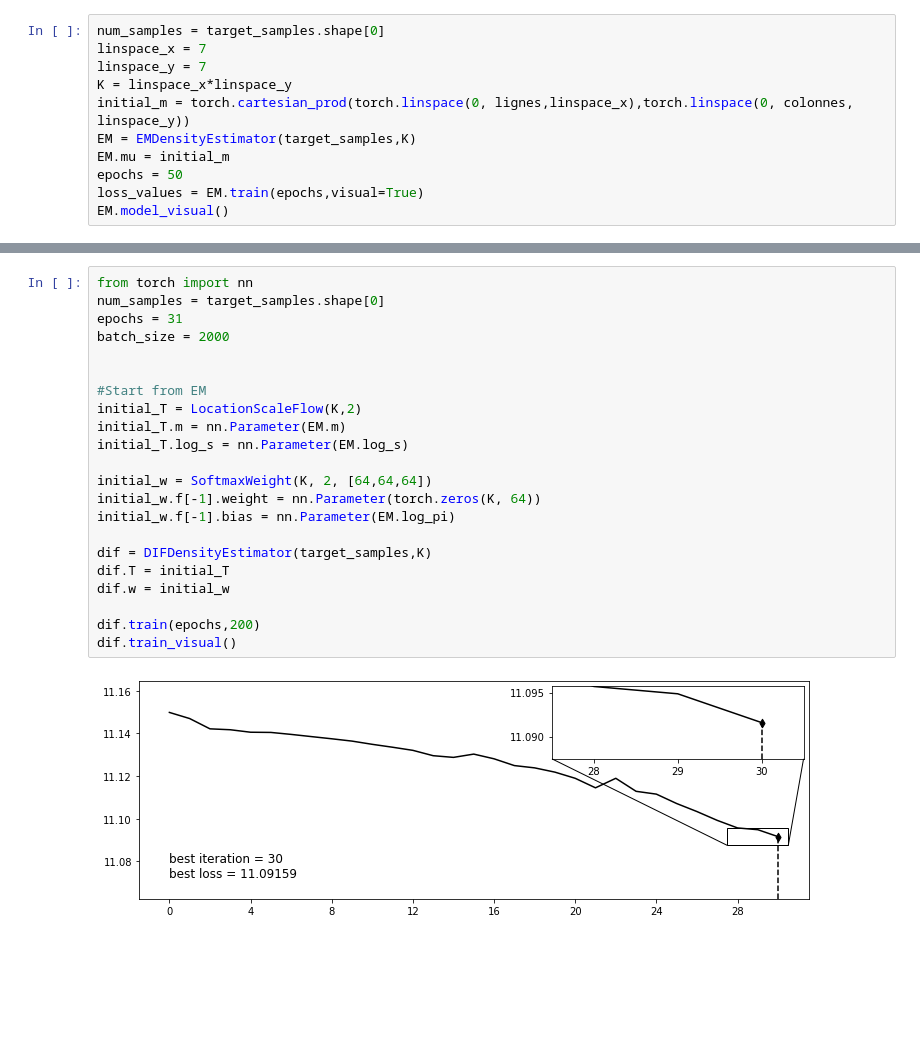
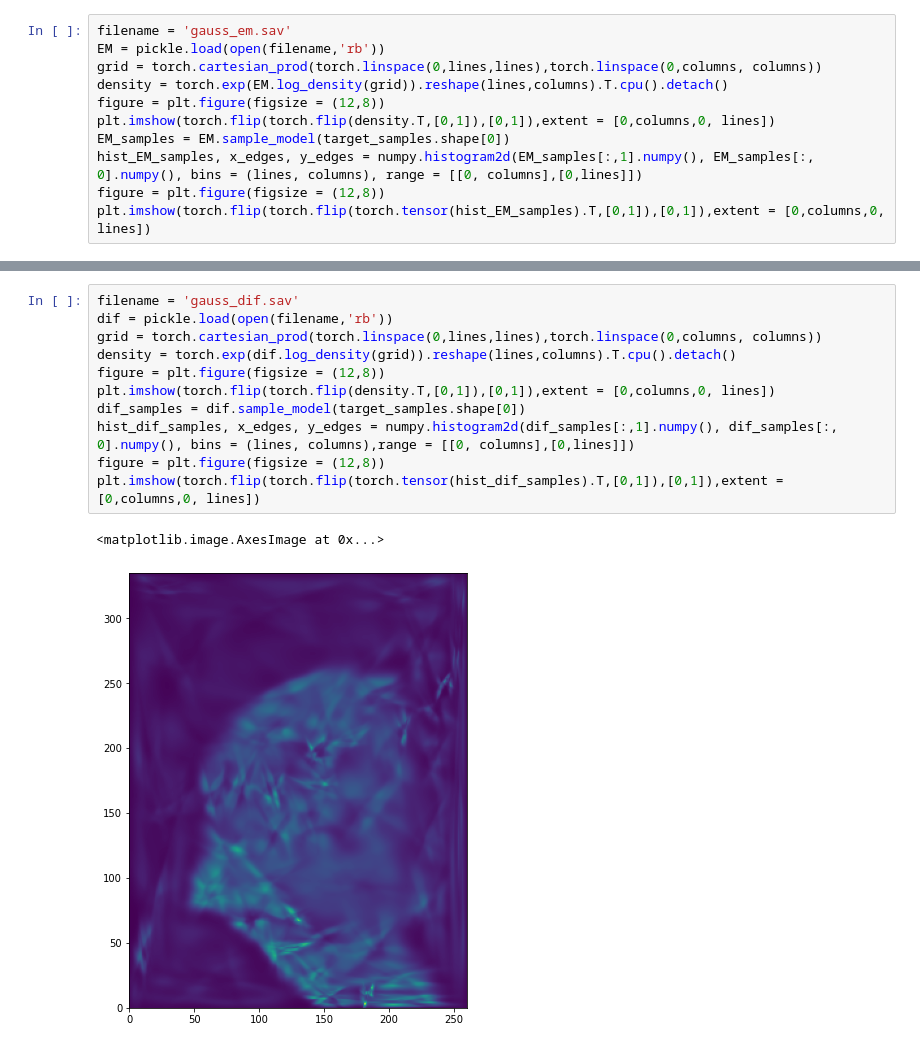
Before and after one commit to ElouanARGOUARCH/Discretely-Indexed-Flows, a Jupyter notebook: experiments/Figures/gauss/gauss_image.ipynb, the cells around one changed output, grey strips where cells are left out. Saved outputs shown, nothing was run; the diff lists cells and outputs as text; blank space fills up the shorter version.

```diff
--- a/experiments/Figures/gauss/gauss_image.ipynb
+++ b/experiments/Figures/gauss/gauss_image.ipynb
@@ -59,12 +45,12 @@ sns.histplot(data, x='x', y='y', bins = (200,200))
 # %%
-num_samples = target_samples.shape[0]
-linspace_x = 7
-linspace_y = 7
-K = linspace_x*linspace_y
-initial_m = torch.cartesian_prod(torch.linspace(0, lignes,linspace_x),torch.linspace(0, colonnes, linspace_y))
-EM = EMDensityEstimator(target_samples,K)
-EM.mu = initial_m
-epochs = 50
-loss_values = EM.train(epochs,visual=True)
-EM.model_visual()
+filename = 'gauss_em.sav'
+EM = pickle.load(open(filename,'rb'))
+grid = torch.cartesian_prod(torch.linspace(0,lines,lines),torch.linspace(0,columns, columns))
+density = torch.exp(EM.log_density(grid)).reshape(lines,columns).T.cpu().detach()
+figure = plt.figure(figsize = (12,8))
+plt.imshow(torch.flip(torch.flip(density.T,[0,1]),[0,1]),extent = [0,columns,0, lines])
+EM_samples = EM.sample_model(target_samples.shape[0])
+hist_EM_samples, x_edges, y_edges = numpy.histogram2d(EM_samples[:,1].numpy(), EM_samples[:, 0].numpy(), bins = (lines, columns), range = [[0, columns],[0,lines]])
+figure = plt.figure(figsize = (12,8))
+plt.imshow(torch.flip(torch.flip(torch.tensor(hist_EM_samples).T,[0,1]),[0,1]),extent = [0,columns,0, lines])
 # %% [output]
@@ -74,24 +60,14 @@ EM.model_visual()
 # %%
-from torch import nn
-num_samples = target_samples.shape[0]
-epochs = 31
-batch_size = 2000
-
-
-#Start from EM
-initial_T = LocationScaleFlow(K,2)
-initial_T.m = nn.Parameter(EM.m)
-initial_T.log_s = nn.Parameter(EM.log_s)
-
-initial_w = SoftmaxWeight(K, 2, [64,64,64])
-initial_w.f[-1].weight = nn.Parameter(torch.zeros(K, 64))
-initial_w.f[-1].bias = nn.Parameter(EM.log_pi)
-
-dif = DIFDensityEstimator(target_samples,K)
-dif.T = initial_T
-dif.w = initial_w
-
-dif.train(epochs,200)
-dif.train_visual()
+filename = 'gauss_dif.sav'
+dif = pickle.load(open(filename,'rb'))
+grid = torch.cartesian_prod(torch.linspace(0,lines,lines),torch.linspace(0,columns, columns))
+density = torch.exp(dif.log_density(grid)).reshape(lines,columns).T.cpu().detach()
+figure = plt.figure(figsize = (12,8))
+plt.imshow(torch.flip(torch.flip(density.T,[0,1]),[0,1]),extent = [0,columns,0, lines])
+dif_samples = dif.sample_model(target_samples.shape[0])
+hist_dif_samples, x_edges, y_edges = numpy.histogram2d(dif_samples[:,1].numpy(), dif_samples[:, 0].numpy(), bins = (lines, columns),range = [[0, columns],[0,lines]])
+figure = plt.figure(figsize = (12,8))
+plt.imshow(torch.flip(torch.flip(torch.tensor(hist_dif_samples).T,[0,1]),[0,1]),extent = [0,columns,0, lines])
 # %% [output]
+<matplotlib.image.AxesImage at 0x...>
-[figure, old version]
+[figure, new version]
```
Also changed, not shown: parts of 10 cells of this notebook, 11 other files.
